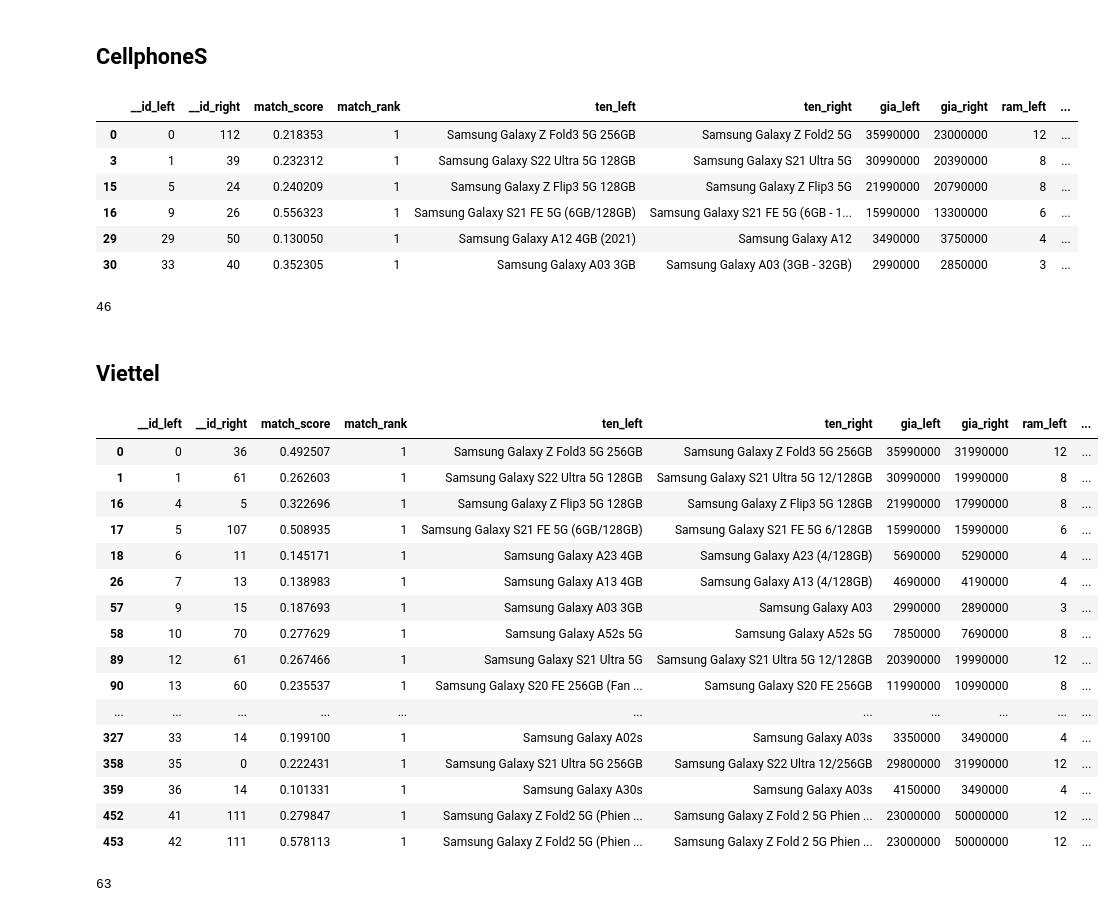
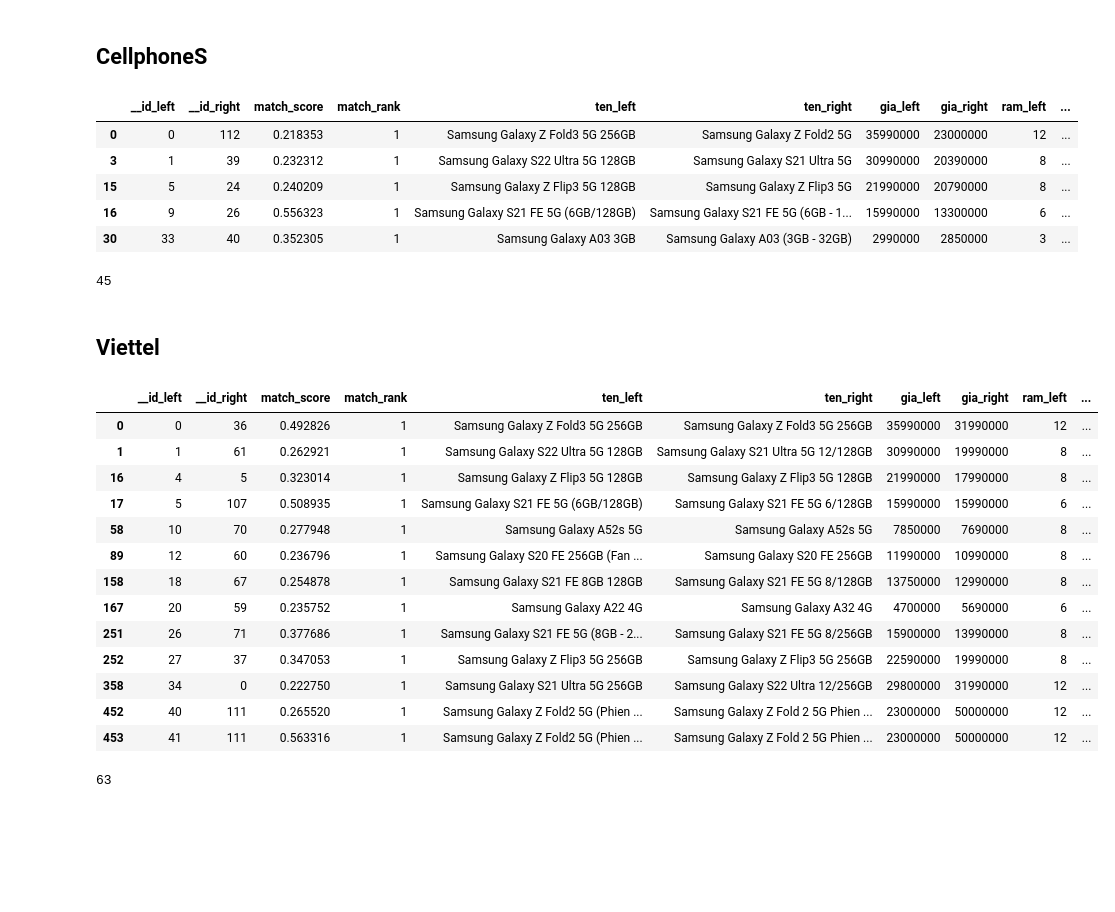
Before and after one commit to tqgminh/data_integration, a Jupyter notebook: data_matching.ipynb, the cells around one changed output. Cells and saved outputs as stored; diff of their text form; code cells hidden in the pictures; blank space fills up the shorter version.

```diff
--- a/data_matching.ipynb
+++ b/data_matching.ipynb
@@ -6,14 +6,17 @@ cps_df = pd.read_csv('clean_data/cellphones.csv')
 tgdd_df = pd.read_csv('clean_data/tgdd.csv')
 tiki_df = pd.read_csv('clean_data/tiki.csv')
 vt_df = pd.read_csv('clean_data/viettel.csv')
+ddv_df = pd.read_csv('clean_data/didongviet.csv')
 
 cps_df['id'] = cps_df.index
 tgdd_df['id'] = tgdd_df.index
 tiki_df['id'] = tiki_df.index
 vt_df['id'] = vt_df.index
+ddv_df['id'] = ddv_df.index
 
-cps_df['src'] = 'cps'
-tgdd_df['src'] = 'tgdd'
-tiki_df['src'] = 'tiki'
-vt_df['src'] = 'vt'
+cps_df['src'] = 'CellphoneS'
+tgdd_df['src'] = 'Thế giới di động'
+tiki_df['src'] = 'Tiki'
+vt_df['src'] = 'Viettel'
+ddv_df['src'] = 'Di động Việt'
 # %%
@@ -161,7 +189,7 @@ len(ss_df)
 ## CellphoneS
 # %%
 ss_matcher = fuzzymatcher.link_table(ss_df, ss_cps_df, left_on, right_on, left_id_col = "id", right_id_col = "id")
-ss_matcher = ss_matcher[ss_matcher['match_score'] > 0.1]
+ss_matcher = ss_matcher[ss_matcher['match_score'] > 0.2]
 ss_matcher
 # %% [output]
 |  | __id_left | __id_right | match_score | match_rank | ten_left | ten_right | gia_left | gia_right | ram_left | ... |
@@ -169,12 +197,9 @@ ss_matcher
 | 3 | 1 | 39 | 0.232312 | 1 | Samsung Galaxy S22 Ultra 5G 128GB | Samsung Galaxy S21 Ultra 5G | 30990000 | 20390000 | 8 | ... |
 | 15 | 5 | 24 | 0.240209 | 1 | Samsung Galaxy Z Flip3 5G 128GB | Samsung Galaxy Z Flip3 5G | 21990000 | 20790000 | 8 | ... |
 | 16 | 9 | 26 | 0.556323 | 1 | Samsung Galaxy S21 FE 5G (6GB/128GB) | Samsung Galaxy S21 FE 5G (6GB - 1... | 15990000 | 13300000 | 6 | ... |
-| 29 | 29 | 50 | 0.130050 | 1 | Samsung Galaxy A12 4GB (2021) | Samsung Galaxy A12 | 3490000 | 3750000 | 4 | ... |
 | 30 | 33 | 40 | 0.352305 | 1 | Samsung Galaxy A03 3GB | Samsung Galaxy A03 (3GB - 32GB) | 2990000 | 2850000 | 3 | ... |
 # %%
 values = ss_matcher['__id_right'].unique().tolist()
-values.remove(112)
-values.remove(39)
 ss_cps_df = ss_cps_df.query("id not in @values")
 
 ss_df = pd.concat([ss_df, ss_cps_df])
@@ -182,30 +207,27 @@ ss_df = ss_df.reset_index(drop=True)
 ss_df['id'] = ss_df.index
 print(len(ss_df))
 # %% [output]
-46
+45
 # %% [markdown]
 ## Viettel
 # %%
 ss_matcher = fuzzymatcher.link_table(ss_df, ss_vt_df, left_on, right_on, left_id_col = "id", right_id_col = "id")
-ss_matcher = ss_matcher[ss_matcher['match_score'] > 0.1]
+ss_matcher = ss_matcher[ss_matcher['match_score'] > 0.2]
 ss_matcher
 # %% [output]
 |  | __id_left | __id_right | match_score | match_rank | ten_left | ten_right | gia_left | gia_right | ram_left | ... |
-| 0 | 0 | 36 | 0.492507 | 1 | Samsung Galaxy Z Fold3 5G 256GB | Samsung Galaxy Z Fold3 5G 256GB | 35990000 | 31990000 | 12 | ... |
-| 1 | 1 | 61 | 0.262603 | 1 | Samsung Galaxy S22 Ultra 5G 128GB | Samsung Galaxy S21 Ultra 5G 12/128GB | 30990000 | 19990000 | 8 | ... |
-| 16 | 4 | 5 | 0.322696 | 1 | Samsung Galaxy Z Flip3 5G 128GB | Samsung Galaxy Z Flip3 5G 128GB | 21990000 | 17990000 | 8 | ... |
+| 0 | 0 | 36 | 0.492826 | 1 | Samsung Galaxy Z Fold3 5G 256GB | Samsung Galaxy Z Fold3 5G 256GB | 35990000 | 31990000 | 12 | ... |
+| 1 | 1 | 61 | 0.262921 | 1 | Samsung Galaxy S22 Ultra 5G 128GB | Samsung Galaxy S21 Ultra 5G 12/128GB | 30990000 | 19990000 | 8 | ... |
+| 16 | 4 | 5 | 0.323014 | 1 | Samsung Galaxy Z Flip3 5G 128GB | Samsung Galaxy Z Flip3 5G 128GB | 21990000 | 17990000 | 8 | ... |
 | 17 | 5 | 107 | 0.508935 | 1 | Samsung Galaxy S21 FE 5G (6GB/128GB) | Samsung Galaxy S21 FE 5G 6/128GB | 15990000 | 15990000 | 6 | ... |
-| 18 | 6 | 11 | 0.145171 | 1 | Samsung Galaxy A23 4GB | Samsung Galaxy A23 (4/128GB) | 5690000 | 5290000 | 4 | ... |
-| 26 | 7 | 13 | 0.138983 | 1 | Samsung Galaxy A13 4GB | Samsung Galaxy A13 (4/128GB) | 4690000 | 4190000 | 4 | ... |
-| 57 | 9 | 15 | 0.187693 | 1 | Samsung Galaxy A03 3GB | Samsung Galaxy A03 | 2990000 | 2890000 | 3 | ... |
-| 58 | 10 | 70 | 0.277629 | 1 | Samsung Galaxy A52s 5G | Samsung Galaxy A52s 5G | 7850000 | 7690000 | 8 | ... |
-| 89 | 12 | 61 | 0.267466 | 1 | Samsung Galaxy S21 Ultra 5G | Samsung Galaxy S21 Ultra 5G 12/128GB | 20390000 | 19990000 | 12 | ... |
-| 90 | 13 | 60 | 0.235537 | 1 | Samsung Galaxy S20 FE 256GB (Fan ... | Samsung Galaxy S20 FE 256GB | 11990000 | 10990000 | 8 | ... |
-| ... | ... | ... | ... | ... | ... | ... | ... | ... | ... | ... |
-| 327 | 33 | 14 | 0.199100 | 1 | Samsung Galaxy A02s | Samsung Galaxy A03s | 3350000 | 3490000 | 4 | ... |
-| 358 | 35 | 0 | 0.222431 | 1 | Samsung Galaxy S21 Ultra 5G 256GB | Samsung Galaxy S22 Ultra 12/256GB | 29800000 | 31990000 | 12 | ... |
-| 359 | 36 | 14 | 0.101331 | 1 | Samsung Galaxy A30s | Samsung Galaxy A03s | 4150000 | 3490000 | 4 | ... |
-| 452 | 41 | 111 | 0.279847 | 1 | Samsung Galaxy Z Fold2 5G (Phien ... | Samsung Galaxy Z Fold 2 5G Phien ... | 23000000 | 50000000 | 12 | ... |
-| 453 | 42 | 111 | 0.578113 | 1 | Samsung Galaxy Z Fold2 5G (Phien ... | Samsung Galaxy Z Fold 2 5G Phien ... | 23000000 | 50000000 | 12 | ... |
+| 58 | 10 | 70 | 0.277948 | 1 | Samsung Galaxy A52s 5G | Samsung Galaxy A52s 5G | 7850000 | 7690000 | 8 | ... |
+| 89 | 12 | 60 | 0.236796 | 1 | Samsung Galaxy S20 FE 256GB (Fan ... | Samsung Galaxy S20 FE 256GB | 11990000 | 10990000 | 8 | ... |
+| 158 | 18 | 67 | 0.254878 | 1 | Samsung Galaxy S21 FE 8GB 128GB | Samsung Galaxy S21 FE 5G 8/128GB | 13750000 | 12990000 | 8 | ... |
+| 167 | 20 | 59 | 0.235752 | 1 | Samsung Galaxy A22 4G | Samsung Galaxy A32 4G | 4700000 | 5690000 | 6 | ... |
+| 251 | 26 | 71 | 0.377686 | 1 | Samsung Galaxy S21 FE 5G (8GB - 2... | Samsung Galaxy S21 FE 5G 8/256GB | 15900000 | 13990000 | 8 | ... |
+| 252 | 27 | 37 | 0.347053 | 1 | Samsung Galaxy Z Flip3 5G 256GB | Samsung Galaxy Z Flip3 5G 256GB | 22590000 | 19990000 | 8 | ... |
+| 358 | 34 | 0 | 0.222750 | 1 | Samsung Galaxy S21 Ultra 5G 256GB | Samsung Galaxy S22 Ultra 12/256GB | 29800000 | 31990000 | 12 | ... |
+| 452 | 40 | 111 | 0.265520 | 1 | Samsung Galaxy Z Fold2 5G (Phien ... | Samsung Galaxy Z Fold 2 5G Phien ... | 23000000 | 50000000 | 12 | ... |
+| 453 | 41 | 111 | 0.563316 | 1 | Samsung Galaxy Z Fold2 5G (Phien ... | Samsung Galaxy Z Fold 2 5G Phien ... | 23000000 | 50000000 | 12 | ... |
 # %%
 values = ss_matcher['__id_right'].unique().tolist()
```
Also changed, not shown: parts of 47 cells of this notebook, 2 other files.
